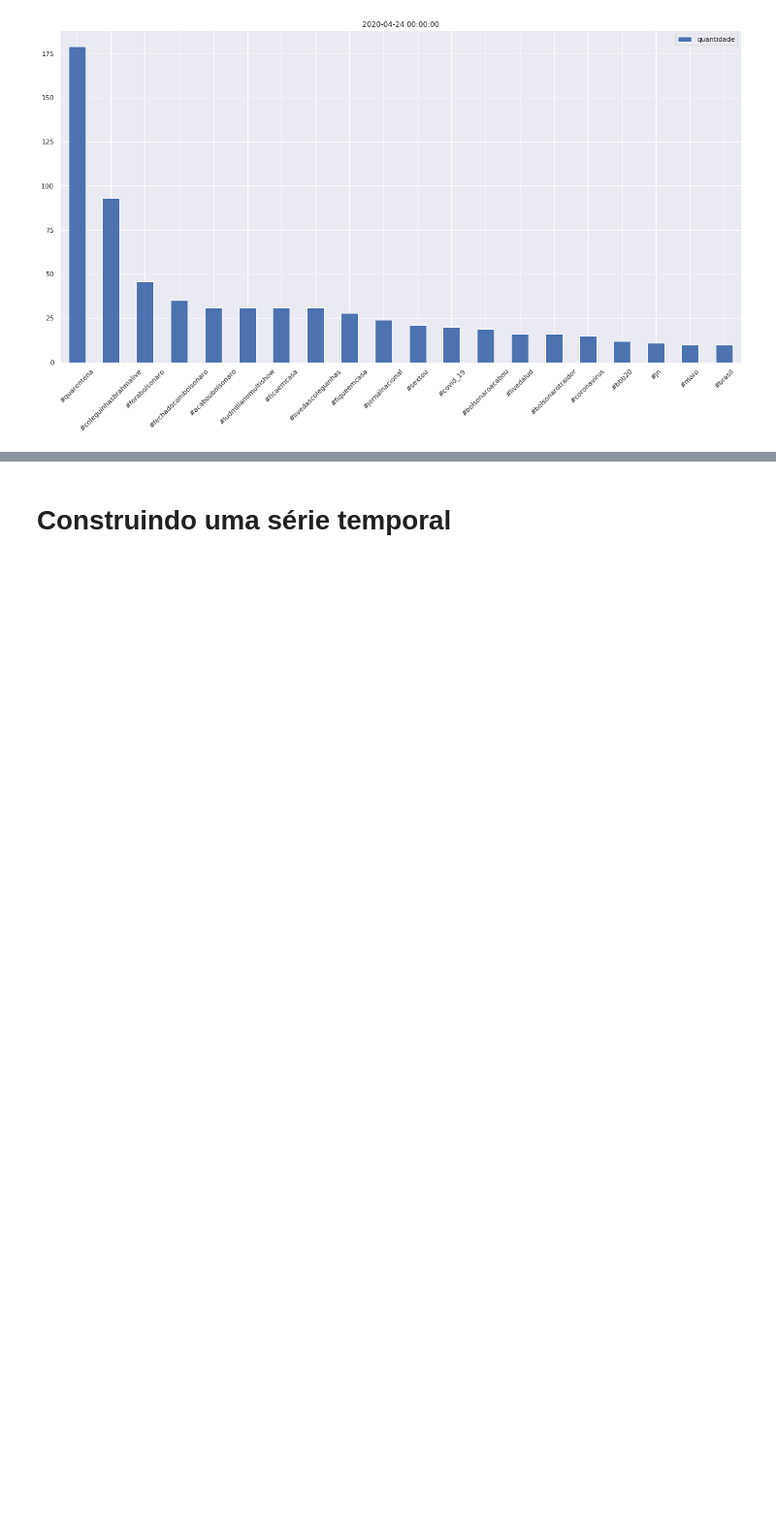
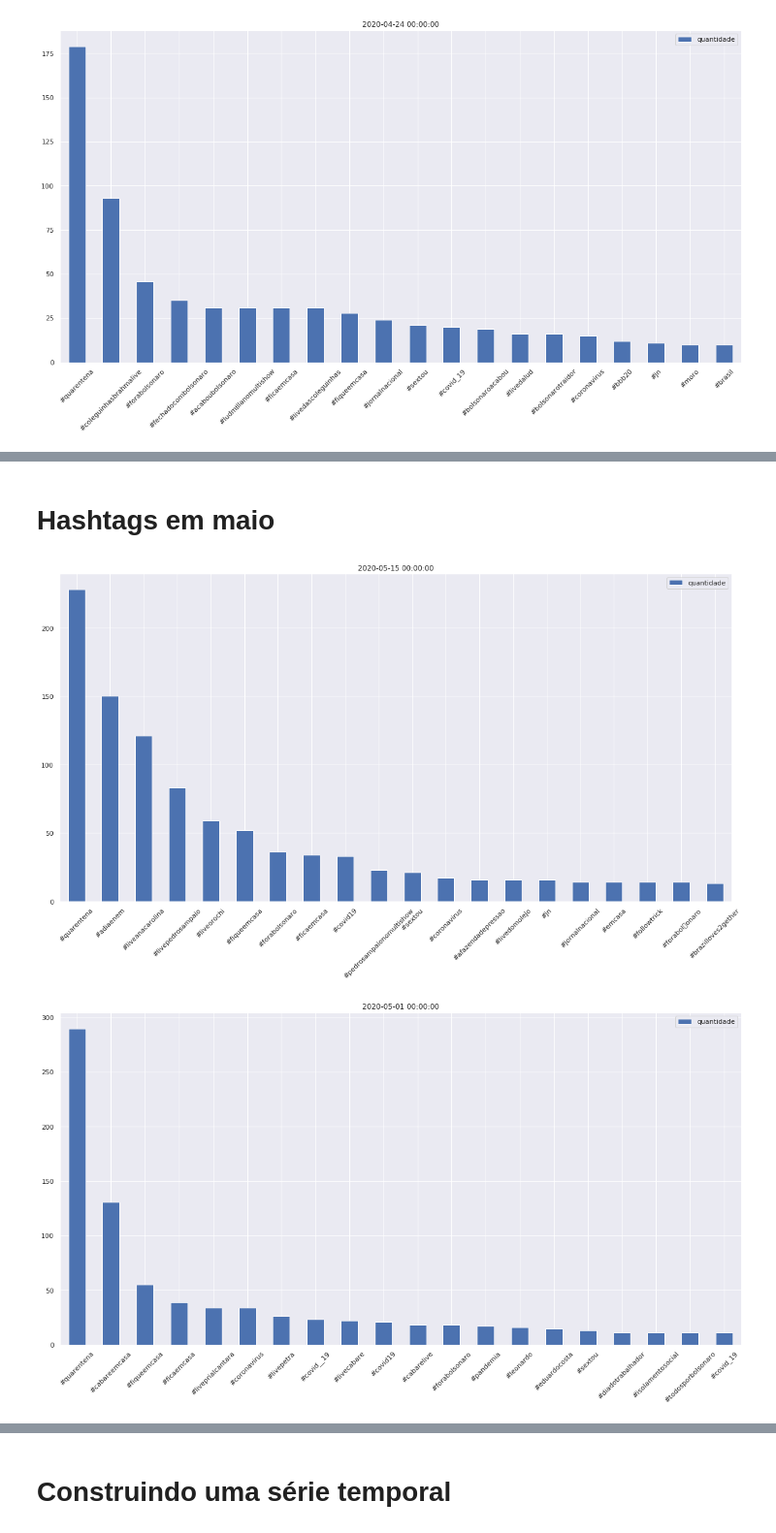
Before and after one commit to kenzosakiyama/corona_virus_brasil, a Jupyter notebook: notebooks/analise_de_tweets.ipynb, the cells around one changed output, grey strips where cells are left out. Shown at 97% size. Cells and saved outputs as stored; diff of their text form; code cells hidden in the pictures; blank space fills up the shorter version.

```diff
--- a/notebooks/analise_de_tweets.ipynb
+++ b/notebooks/analise_de_tweets.ipynb
@@ -75,0 +94,10 @@ for day in tweets_abril_df.index:
+# %% [markdown]
+# Hashtags em maio
+# %%
+for day in tweets_maio_df.index:
+    hashtags = tweets_maio_df.loc[day]["hashtags"]
+    hashtags_df = contabilize_hashtags(hashtags)
+    hashtags_df.head(20).plot.bar(rot=45, title=str(day))
+# %% [output]
+[figure, added]
+[figure, added]
```
Also changed, not shown: parts of 14 cells of this notebook, 2 other files.
